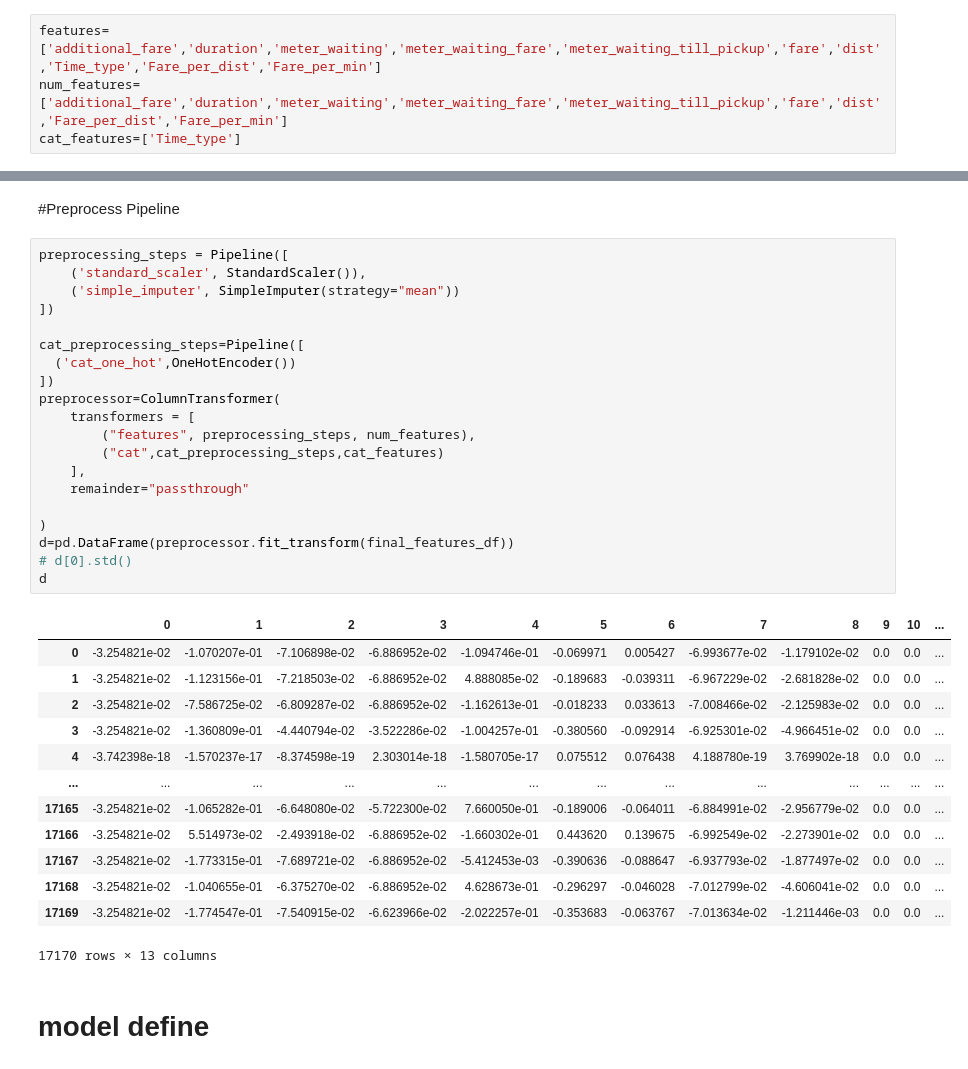
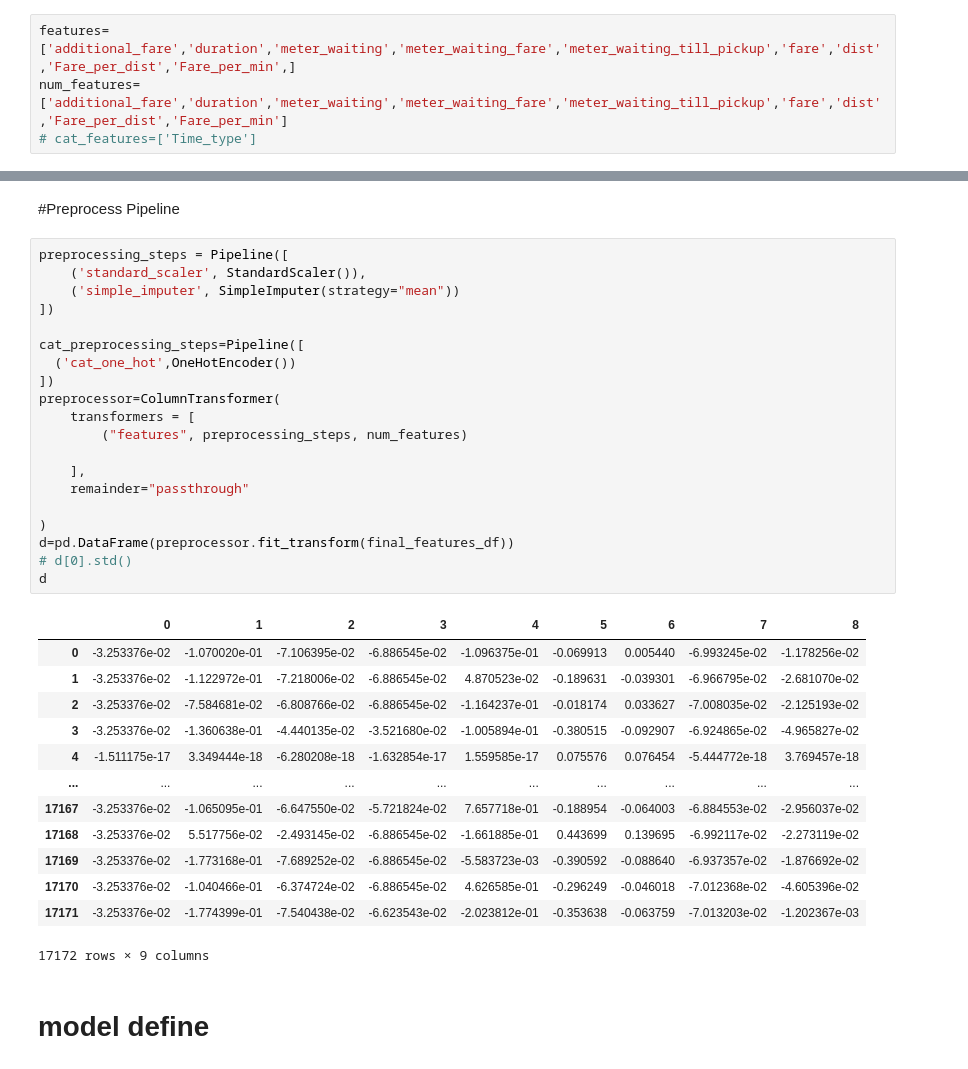
Before and after one commit to Dhananjana97/ML-Ride-Fair, a Jupyter notebook: fare_per_dist,time_type.ipynb, the cells around one changed output, grey strips where cells are left out. Cells and saved outputs as stored; diff of their text form.

Commit message:
'fare','dist','Fare_per_dist','Fare_per_min',    0.97869       0.974

```diff
--- a/fare_per_dist,time_type.ipynb
+++ b/fare_per_dist,time_type.ipynb
@@ -371,9 +371,9 @@ features_df
 # %% [markdown]
 # Define featues
 # %%
-features=['additional_fare','duration','meter_waiting','meter_waiting_fare','meter_waiting_till_pickup','fare','dist','Time_type','Fare_per_dist','Fare_per_min']
+features=['additional_fare','duration','meter_waiting','meter_waiting_fare','meter_waiting_till_pickup','fare','dist','Fare_per_dist','Fare_per_min',]
 num_features=['additional_fare','duration','meter_waiting','meter_waiting_fare','meter_waiting_till_pickup','fare','dist','Fare_per_dist','Fare_per_min']
-cat_features=['Time_type']
+# cat_features=['Time_type']
 # %%
 final_features_df=features_df[features]
 final_features_df
@@ -396,37 +396,37 @@ final_features_df
 # %%
 preprocessing_steps = Pipeline([
     ('standard_scaler', StandardScaler()),
     ('simple_imputer', SimpleImputer(strategy="mean"))
 ])
 
 cat_preprocessing_steps=Pipeline([
   ('cat_one_hot',OneHotEncoder())
 ])
 preprocessor=ColumnTransformer(
     transformers = [
-        ("features", preprocessing_steps, num_features),
-        ("cat",cat_preprocessing_steps,cat_features)
+        ("features", preprocessing_steps, num_features)
+
     ],
     remainder="passthrough"
 
 )
 d=pd.DataFrame(preprocessor.fit_transform(final_features_df))
 # d[0].std()
 d
 # %% [output]
-|  | 0 | 1 | 2 | 3 | 4 | 5 | 6 | 7 | 8 | 9 | 10 | ... |
-| 0 | -3.254821e-02 | -1.070207e-01 | -7.106898e-02 | -6.886952e-02 | -1.094746e-01 | -0.069971 | 0.005427 | -6.993677e-02 | -1.179102e-02 | 0.0 | 0.0 | ... |
-| 1 | -3.254821e-02 | -1.123156e-01 | -7.218503e-02 | -6.886952e-02 | 4.888085e-02 | -0.189683 | -0.039311 | -6.967229e-02 | -2.681828e-02 | 0.0 | 0.0 | ... |
-| 2 | -3.254821e-02 | -7.586725e-02 | -6.809287e-02 | -6.886952e-02 | -1.162613e-01 | -0.018233 | 0.033613 | -7.008466e-02 | -2.125983e-02 | 0.0 | 0.0 | ... |
-| 3 | -3.254821e-02 | -1.360809e-01 | -4.440794e-02 | -3.522286e-02 | -1.004257e-01 | -0.380560 | -0.092914 | -6.925301e-02 | -4.966451e-02 | 0.0 | 0.0 | ... |
-| 4 | -3.742398e-18 | -1.570237e-17 | -8.374598e-19 | 2.303014e-18 | -1.580705e-17 | 0.075512 | 0.076438 | 4.188780e-19 | 3.769902e-18 | 0.0 | 0.0 | ... |
-| ... | ... | ... | ... | ... | ... | ... | ... | ... | ... | ... | ... | ... |
-| 17165 | -3.254821e-02 | -1.065282e-01 | -6.648080e-02 | -5.722300e-02 | 7.660050e-01 | -0.189006 | -0.064011 | -6.884991e-02 | -2.956779e-02 | 0.0 | 0.0 | ... |
-| 17166 | -3.254821e-02 | 5.514973e-02 | -2.493918e-02 | -6.886952e-02 | -1.660302e-01 | 0.443620 | 0.139675 | -6.992549e-02 | -2.273901e-02 | 0.0 | 0.0 | ... |
-| 17167 | -3.254821e-02 | -1.773315e-01 | -7.689721e-02 | -6.886952e-02 | -5.412453e-03 | -0.390636 | -0.088647 | -6.937793e-02 | -1.877497e-02 | 0.0 | 0.0 | ... |
-| 17168 | -3.254821e-02 | -1.040655e-01 | -6.375270e-02 | -6.886952e-02 | 4.628673e-01 | -0.296297 | -0.046028 | -7.012799e-02 | -4.606041e-02 | 0.0 | 0.0 | ... |
-| 17169 | -3.254821e-02 | -1.774547e-01 | -7.540915e-02 | -6.623966e-02 | -2.022257e-01 | -0.353683 | -0.063767 | -7.013634e-02 | -1.211446e-03 | 0.0 | 0.0 | ... |
+|  | 0 | 1 | 2 | 3 | 4 | 5 | 6 | 7 | 8 |
+| 0 | -3.253376e-02 | -1.070020e-01 | -7.106395e-02 | -6.886545e-02 | -1.096375e-01 | -0.069913 | 0.005440 | -6.993245e-02 | -1.178256e-02 |
+| 1 | -3.253376e-02 | -1.122972e-01 | -7.218006e-02 | -6.886545e-02 | 4.870523e-02 | -0.189631 | -0.039301 | -6.966795e-02 | -2.681070e-02 |
+| 2 | -3.253376e-02 | -7.584681e-02 | -6.808766e-02 | -6.886545e-02 | -1.164237e-01 | -0.018174 | 0.033627 | -7.008035e-02 | -2.125193e-02 |
+| 3 | -3.253376e-02 | -1.360638e-01 | -4.440135e-02 | -3.521680e-02 | -1.005894e-01 | -0.380515 | -0.092907 | -6.924865e-02 | -4.965827e-02 |
+| 4 | -1.511175e-17 | 3.349444e-18 | -6.280208e-18 | -1.632854e-17 | 1.559585e-17 | 0.075576 | 0.076454 | -5.444772e-18 | 3.769457e-18 |
+| ... | ... | ... | ... | ... | ... | ... | ... | ... | ... |
+| 17167 | -3.253376e-02 | -1.065095e-01 | -6.647550e-02 | -5.721824e-02 | 7.657718e-01 | -0.188954 | -0.064003 | -6.884553e-02 | -2.956037e-02 |
+| 17168 | -3.253376e-02 | 5.517756e-02 | -2.493145e-02 | -6.886545e-02 | -1.661885e-01 | 0.443699 | 0.139695 | -6.992117e-02 | -2.273119e-02 |
+| 17169 | -3.253376e-02 | -1.773168e-01 | -7.689252e-02 | -6.886545e-02 | -5.583723e-03 | -0.390592 | -0.088640 | -6.937357e-02 | -1.876692e-02 |
+| 17170 | -3.253376e-02 | -1.040466e-01 | -6.374724e-02 | -6.886545e-02 | 4.626585e-01 | -0.296249 | -0.046018 | -7.012368e-02 | -4.605396e-02 |
+| 17171 | -3.253376e-02 | -1.774399e-01 | -7.540438e-02 | -6.623543e-02 | -2.023812e-01 | -0.353638 | -0.063759 | -7.013203e-02 | -1.202367e-03 |
-17170 rows × 13 columns
+17172 rows × 9 columns
 # %% [markdown]
 # model define
 # %%
```
Also changed, not shown: parts of 23 cells of this notebook.
